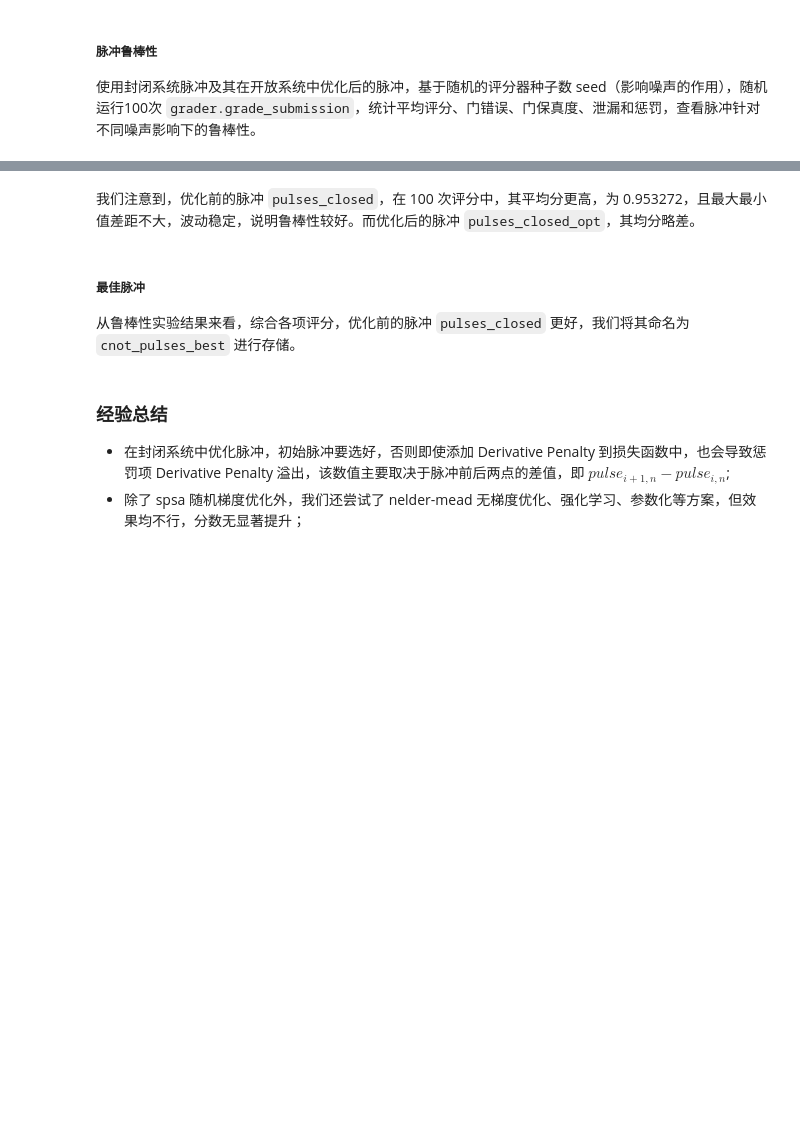
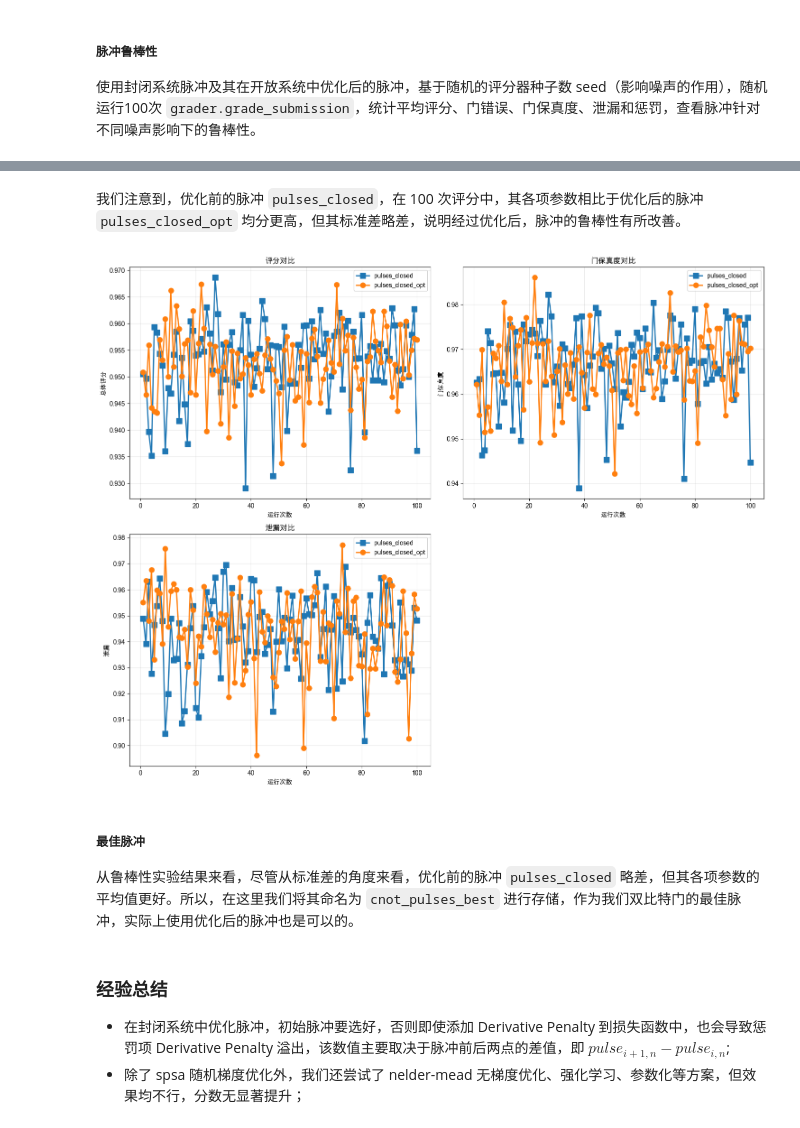
Before and after one commit to Leonardo-F/PulseOptimization, a Jupyter notebook: code/two_qubit/cnot_solution.ipynb, the cells around one changed output, grey strips where cells are left out. Cells and saved outputs as stored; diff of their text form; code cells hidden in the pictures; blank space fills up the shorter version.

```diff
--- a/code/two_qubit/cnot_solution.ipynb
+++ b/code/two_qubit/cnot_solution.ipynb
@@ -318,9 +334,57 @@ print(f"惩罚: {np.mean(penalty_list_closed_optimized):.6f} ± {np.std(penalty_
-# %% [markdown]
-我们注意到，优化前的脉冲 `pulses_closed`，在 100 次评分中，其平均分更高，为 0.953272，且最大最小值差距不大，波动稳定，说明鲁棒性较好。而优化后的脉冲 `pulses_closed_opt`，其均分略差。
+# %% [markdown]
+我们注意到，优化前的脉冲 `pulses_closed`，在 100 次评分中，其各项参数相比于优化后的脉冲 `pulses_closed_opt` 均分更高，但其标准差略差，说明经过优化后，脉冲的鲁棒性有所改善。
+# %%
+# 绘制详细结果
+plt.figure(figsize=(15, 12))
+
+# 子图1: 评分对比
+plt.subplot(2, 2, 1)
+plt.plot(range(1, iters_num+1), score_list_closed, 's-', label='pulses_closed', linewidth=2, markersize=8)
+plt.plot(range(1, iters_num+1), score_list_closed_optimized, 'o-', label='pulses_closed_opt', linewidth=2, markersize=8)
+plt.xlabel('运行次数')
+plt.ylabel('总体评分')
+plt.title('评分对比')
+plt.legend()
+plt.grid(True, alpha=0.3)
+
+# 子图2: 门保真度对比
+plt.subplot(2, 2, 2)
+plt.plot(range(1, iters_num+1), gate_fidelity_list_closed, 's-', label='pulses_closed', linewidth=2, markersize=8)
+plt.plot(range(1, iters_num+1), gate_fidelity_list_closed_optimized, 'o-', label='pulses_closed_opt', linewidth=2, markersize=8)
+plt.xlabel('运行次数')
+plt.ylabel('门保真度')
+plt.title('门保真度对比')
+plt.legend()
+plt.grid(True, alpha=0.3)
+
+# 子图3: 泄漏对比
+plt.subplot(2, 2, 3)
+plt.plot(range(1, iters_num+1), leakage_list_closed, 's-', label='pulses_closed', linewidth=2, markersize=8)
+plt.plot(range(1, iters_num+1), leakage_list_closed_optimized, 'o-', label='pulses_closed_opt', linewidth=2, markersize=8)
+plt.xlabel('运行次数')
+plt.ylabel('泄漏')
+plt.title('泄漏对比')
+plt.legend()
+plt.grid(True, alpha=0.3)
+
+# # 子图4: 惩罚对比
+# plt.subplot(2, 2, 4)
+# plt.plot(range(1, iters_num+1), penalty_list_best, 's-', label='pulses_best', linewidth=2, markersize=8)
+# plt.plot(range(1, iters_num+1), penalty_list_best_optimized, 'o-', label='pulses_best_opt', linewidth=2, markersize=8)
+# plt.xlabel('运行次数')
+# plt.ylabel('惩罚')
+# plt.title('惩罚对比')
+# plt.legend()
+# plt.grid(True, alpha=0.3)
+
+plt.tight_layout()
+plt.show()
+# %% [output]
+[figure, added]
 # %% [markdown]
 ##### 最佳脉冲
 
-从鲁棒性实验结果来看，综合各项评分，优化前的脉冲 `pulses_closed` 更好，我们将其命名为 `cnot_pulses_best` 进行存储。
+从鲁棒性实验结果来看，尽管从标准差的角度来看，优化前的脉冲 `pulses_closed` 略差，但其各项参数的平均值更好。所以，在这里我们将其命名为 `cnot_pulses_best` 进行存储，作为我们双比特门的最佳脉冲，实际上使用优化后的脉冲也是可以的。
 # %%
 np.save("results/cnot_pulses_best.npy", pulses_closed)
 # %% [markdown]
```
Also changed, not shown: parts of 2 cells of this notebook.
